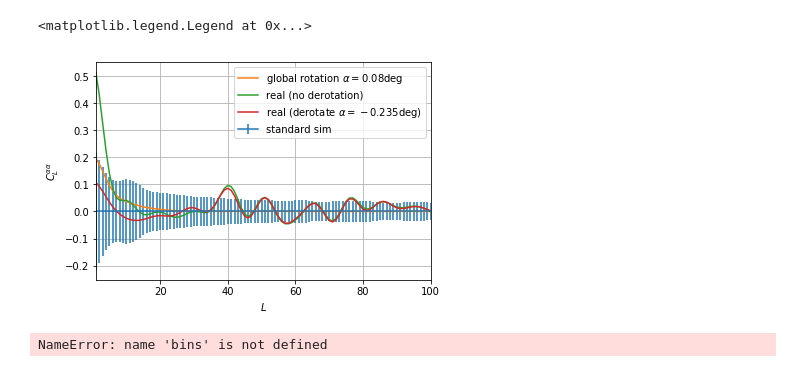
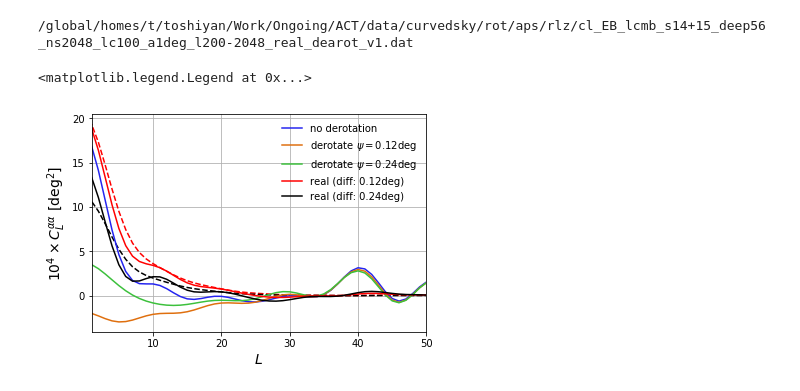
Before and after one commit to ACTCollaboration/cosmicbirefringence, a Jupyter notebook: ms_sys_absrot.ipynb, the cells around one changed output. Saved outputs shown, nothing was run; the diff lists cells and outputs as text; code cells hidden in the pictures.

Commit message:
ms_sys_absrot

```diff
--- a/ms_sys_absrot.ipynb
+++ b/ms_sys_absrot.ipynb
@@ -7,38 +5,23 @@ import analysis as ana
 #PSA = 's14&15_boss'
 PSA = 's14&15_deep56'
 rlmin = '200'
-ps, fs = prjlib.filename_init(PSA=PSA,rlmin=rlmin,stype='lcmb',doreal='True')
-pr, fr = prjlib.filename_init(PSA=PSA,rlmin=rlmin,stype='lcmb',doreal='True',dearot='True')
+ver = 'v1'
+ps, fs = prjlib.filename_init(PSA=PSA,rlmin=rlmin,stype='lcmb',doreal='True',ver=ver)
+pr, fr = prjlib.filename_init(PSA=PSA,rlmin=rlmin,stype='lcmb',doreal='True',dearot='True',ver=ver)
 pa, fa = prjlib.filename_init(PSA=PSA,rlmin=rlmin,stype='absrot')
 # %%
 snmax = 100
 Lmin, Lmax = 10, 2048
 L = np.linspace(0,Lmax,Lmax+1)
 scl = np.array([np.loadtxt(ps.quad.f['EB'].cl[i],unpack=True)[1] for i in range(1,snmax+1)])
-ocl = np.loadtxt(ps.quad.f['EB'].ocls,unpack=True)[1]
-rcl = np.loadtxt(pr.quad.f['EB'].ocls,unpack=True)[1]
+ocl = np.loadtxt(ps.quad.f['EB'].cl[0],unpack=True)[1]
+rcl = np.loadtxt(pr.quad.f['EB'].cl[0],unpack=True)[1]
+Rcl = np.loadtxt(pr.quad.f['EB'].cl[0].replace('dearot','dearot_old'),unpack=True)[1]
 acl = np.array([np.loadtxt(pa.quad.f['EB'].cl[i],unpack=True)[1] for i in range(1,snmax+1)])
 dcl = np.mean(acl-scl,axis=0)
 fcl = 1e-4*2*np.pi/(L**2+L+1e-30)
+n0 = np.loadtxt(ps.quad.f['EB'].n0bs,unpack=True)[1]
 l, cs, vs = np.loadtxt(ps.quad.f['EB'].mcls,usecols=(0,1,5),unpack=True)
+print(pr.quad.f['EB'].cl[0])
+# %% [output]
+/global/homes/t/toshiyan/Work/Ongoing/ACT/data/curvedsky/rot/aps/rlz/cl_EB_lcmb_s14+15_deep56_ns2048_lc100_a1deg_l200-2048_real_dearot_v1.dat
-# %%
-s = 1e6
-grid(True)
-xlim(1,100)
-xlabel('$L$')
-ylabel(r'$C_L^{\alpha\alpha}$')
-errorbar(l,cs-cs,yerr=s*vs,fmt='-',label='standard sim')
-plot(l,s*dcl,label=r'global rotation $\alpha=0.08$deg')
-plot(l,s*ocl,label=r'real (no derotation)')
-plot(l,s*rcl,label=r'real (derotate $\alpha=-0.235$deg)')
-legend(loc=0)
-#savefig('fig_absrot.png')
-# %% [output]
-<matplotlib.legend.Legend at 0x...>
-[figure, removed]
-# %%
-scb = bins.binning(scl,mb)
-acb = bins.binning(acl,mb)
-ocb = prjlib.binned_cl(p.quad.f['EB'].ocl,mb)
-# %% [output]
-NameError: name 'bins' is not defined
@@ -46,0 +28,19 @@ st = ana.amplitude(ocb,scb,fcb=fcb)
+# %%
+s = 1e4*(180./np.pi)**2
+na = np.loadtxt(pr.quad.f['EB'].rdn0[0],unpack=True)[1]
+n0 = np.loadtxt(pr.quad.f['EB'].n0bs,unpack=True)[1]
+n1 = np.loadtxt(pr.quad.f['EB'].rdn0[0].replace('dearot','dearot_old'),unpack=True)[1]
+pl.plot_1dstyle(xlab='$L$',ylab=r'$10^4\times C_L^{\alpha\alpha}$ [deg$^2$]',xmin=1,xmax=50,grid=True)
+ai = .14
+plot(l,s*dcl*((ai/.08)**2-((.12-ai)/0.08)**2),color='r',ls='--')
+plot(l,s*dcl*((ai/.08)**2-((.235-ai)/0.08)**2),color='k',ls='--')
+plot(l,s*ocl,label=r'no derotation')
+plot(l,s*rcl,label=r'derotate $\psi=0.12$deg')
+plot(l,s*Rcl,label=r'derotate $\psi=0.24$deg')
+plot(l,s*(ocl-rcl),label=r'real (diff: 0.12deg)',color='r')
+plot(l,s*(ocl-Rcl),label=r'real (diff: 0.24deg)',color='k')
+legend(loc=0,frameon=False)
+#savefig('fig_absrot.png')
+# %% [output]
+<matplotlib.legend.Legend at 0x...>
+[figure, added]
```
Also changed, not shown: parts of 3 cells of this notebook.
